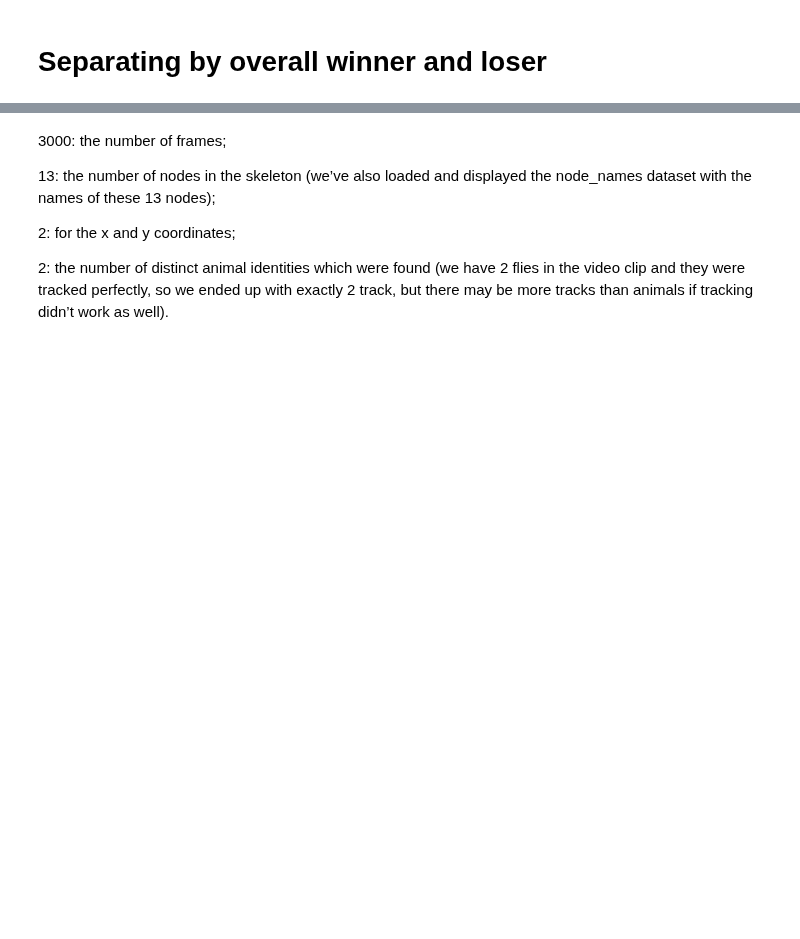
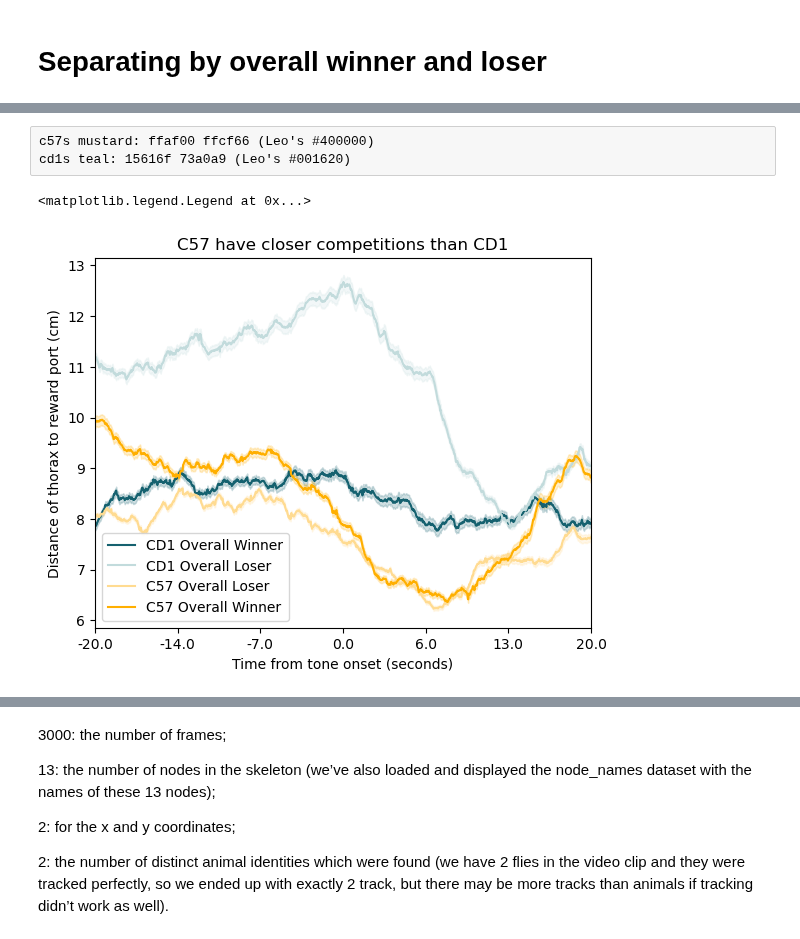
Before and after one commit to padillacoreanolab/dominance_strain_comparison, a Jupyter notebook: results/2023_05_02_rc_sleap_analysis/tone_distance_analysis.ipynb, the cells around one changed output, grey strips where cells are left out. Cells and saved outputs as stored; diff of their text form; code cells hidden in the pictures; blank space fills up the shorter version.

Commit message:
nb: overall winner and loser distance

```diff
--- a/results/2023_05_02_rc_sleap_analysis/tone_distance_analysis.ipynb
+++ b/results/2023_05_02_rc_sleap_analysis/tone_distance_analysis.ipynb
@@ -706,2 +713,56 @@ plt.legend()
+# %%
+no_tie_distance_and_scoring_df = distance_and_scoring_df[~distance_and_scoring_df["rc_is_win_to_win_and_loss_ratio_tie"]]
+# %%
+no_tie_distance_and_scoring_df["is_winner"] = no_tie_distance_and_scoring_df["subj"] == no_tie_distance_and_scoring_df["rc_averaged_winner"]
+# %%
+c57_winner_distance_and_scoring_df = no_tie_distance_and_scoring_df[(no_tie_distance_and_scoring_df["Strain"] == "C57") & (no_tie_distance_and_scoring_df["is_winner"])]
+c57_loser_distance_and_scoring_df = no_tie_distance_and_scoring_df[(no_tie_distance_and_scoring_df["Strain"] == "C57") & ~(no_tie_distance_and_scoring_df["is_winner"])]
+
+cd1_winner_distance_and_scoring_df = no_tie_distance_and_scoring_df[(no_tie_distance_and_scoring_df["Strain"] == "CD1") & (no_tie_distance_and_scoring_df["is_winner"])]
+cd1_loser_distance_and_scoring_df = no_tie_distance_and_scoring_df[(no_tie_distance_and_scoring_df["Strain"] == "CD1") & ~(no_tie_distance_and_scoring_df["is_winner"])]
+# %%
+c57_winner_mean_distance = np.mean(c57_winner_distance_and_scoring_df["thorax_to_reward_port_tone_trial_average_subj"], axis=0)
+c57_winner_sem_distance = np.std(c57_winner_distance_and_scoring_df["thorax_to_reward_port_tone_trial_average_subj"].to_list(), axis=0) / np.sqrt(c57_winner_distance_and_scoring_df["thorax_to_reward_port_tone_trial_average_subj"].iloc[0].shape[0])
+c57_loser_mean_distance = np.mean(c57_loser_distance_and_scoring_df["thorax_to_reward_port_tone_trial_average_subj"], axis=0)
+c57_loser_sem_distance = np.std(c57_loser_distance_and_scoring_df["thorax_to_reward_port_tone_trial_average_subj"].to_list(), axis=0) / np.sqrt(c57_loser_distance_and_scoring_df["thorax_to_reward_port_tone_trial_average_subj"].iloc[0].shape[0])
+
+cd1_winner_mean_distance = np.mean(cd1_winner_distance_and_scoring_df["thorax_to_reward_port_tone_trial_average_subj"], axis=0)
+cd1_winner_sem_distance = np.std(cd1_winner_distance_and_scoring_df["thorax_to_reward_port_tone_trial_average_subj"].to_list(), axis=0) / np.sqrt(cd1_winner_distance_and_scoring_df["thorax_to_reward_port_tone_trial_average_subj"].iloc[0].shape[0])
+cd1_loser_mean_distance = np.mean(cd1_loser_distance_and_scoring_df["thorax_to_reward_port_tone_trial_average_subj"], axis=0)
+cd1_loser_sem_distance = np.std(cd1_loser_distance_and_scoring_df["thorax_to_reward_port_tone_trial_average_subj"].to_list(), axis=0) / np.sqrt(cd1_loser_distance_and_scoring_df["thorax_to_reward_port_tone_trial_average_subj"].iloc[0].shape[0])
+# %% [raw]
+c57s mustard: ffaf00 ffcf66 (Leo's #400000)
+cd1s teal: 15616f 73a0a9 (Leo's #001620)
+# %%
+# Add shading for the standard error
+plt.plot(cd1_winner_mean_distance, color="#15616F", label="CD1 Overall Winner")
+plt.fill_between(range(len(cd1_winner_mean_distance)), cd1_winner_mean_distance - cd1_winner_sem_distance, cd1_winner_mean_distance + cd1_winner_sem_distance, color="#15616f", alpha=0.2)
+
+# Add shading for the standard error
+plt.plot(cd1_loser_mean_distance, color="#C2DBDC", label="CD1 Overall Loser")
+plt.fill_between(range(len(cd1_loser_mean_distance)), cd1_loser_mean_distance - cd1_loser_sem_distance, cd1_loser_mean_distance + cd1_loser_sem_distance, color="#C2DBDC", alpha=0.2)
+
+# Add shading for the standard error
+plt.plot(c57_loser_mean_distance, color="#FFDB91", label="C57 Overall Loser")
+plt.fill_between(range(len(c57_loser_mean_distance)), c57_loser_mean_distance - c57_loser_sem_distance, c57_loser_mean_distance + c57_loser_sem_distance, color="#FFDB91", alpha=0.2)
+
+# Add shading for the standard error
+plt.plot(c57_winner_mean_distance, color="#FFAF00", label="C57 Overall Winner")
+plt.fill_between(range(len(c57_winner_mean_distance)), c57_winner_mean_distance - c57_winner_sem_distance, c57_winner_mean_distance + c57_winner_sem_distance, color="#ffaf00", alpha=0.2)
+
+
+plt.ylabel("Distance of thorax to reward port (cm)")
+plt.xlabel("Time from tone onset (seconds)")
+
+xticks = plt.xticks()[0]  # Get current x-axis ticks
+plt.xticks(xticks, xticks // 30 - 20)  # Set new x-axis ticks
+plt.xlim(0, 1200)
+
+plt.title("C57 have closer competitions than CD1")
+
+plt.legend()
+# %% [output]
+<matplotlib.legend.Legend at 0x...>
+[figure, added]
 # %%
 raise ValueError()
```
Also changed, not shown: parts of 3 cells of this notebook.
